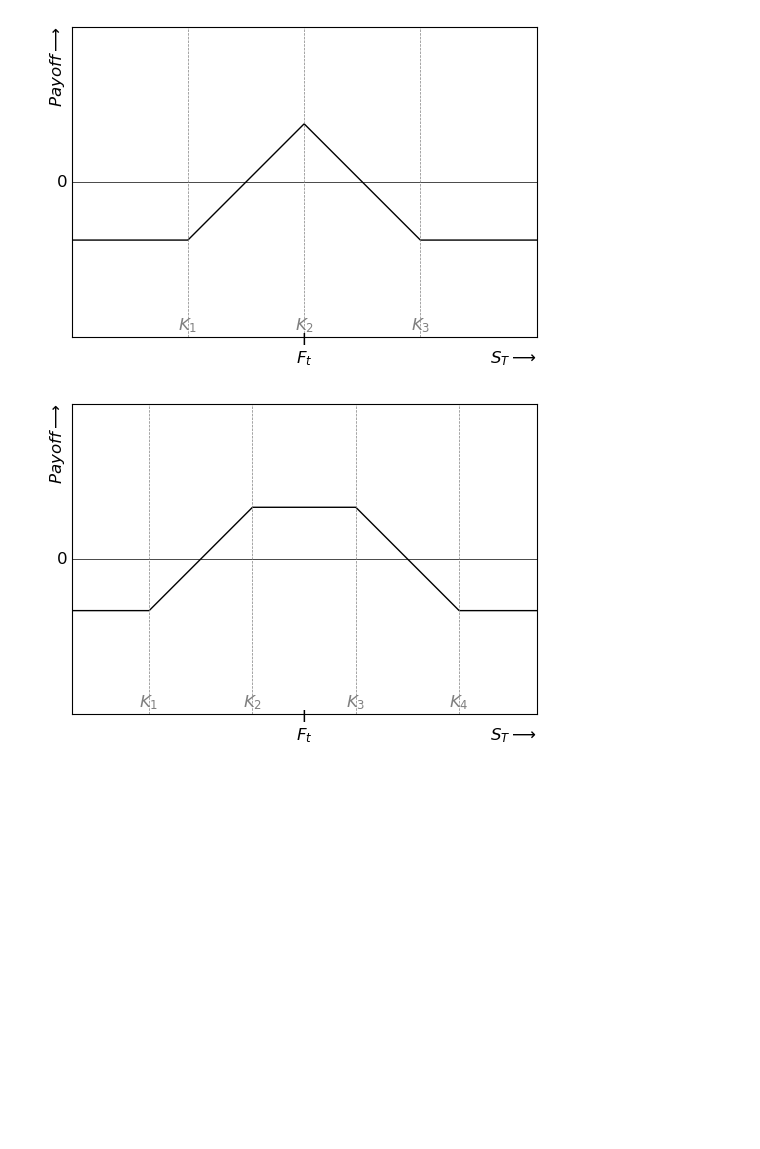
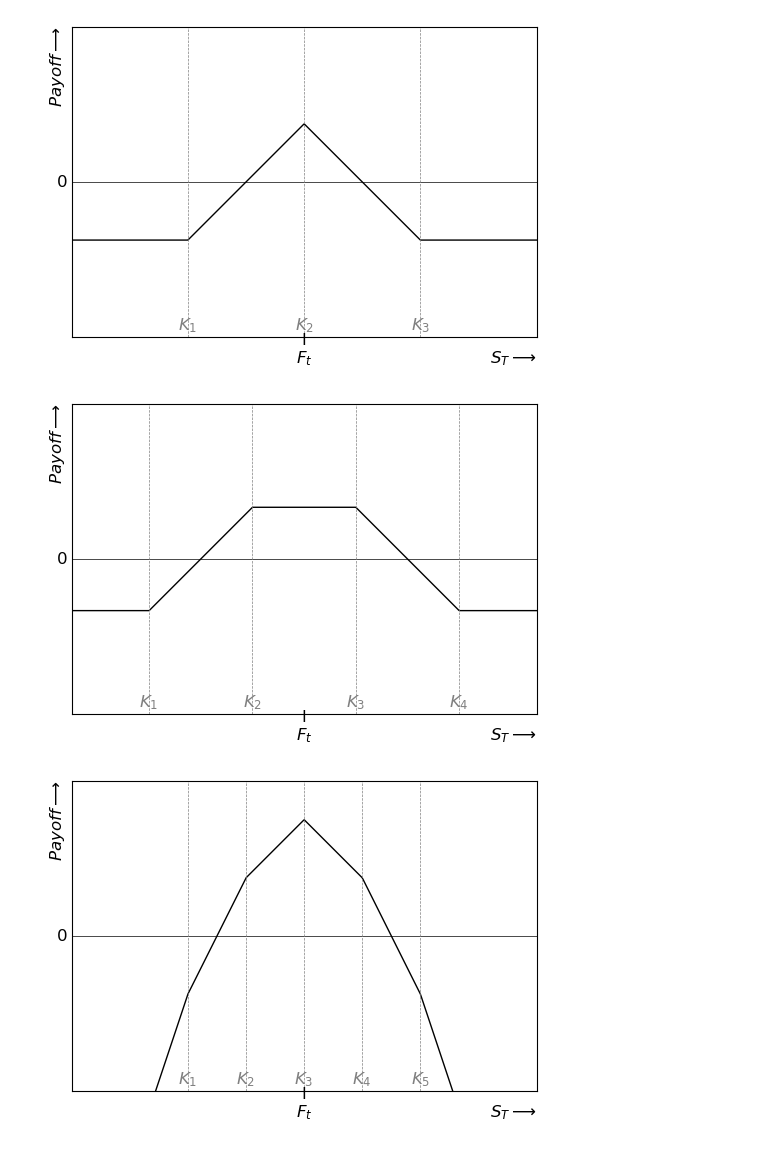
Before and after one commit to MadsHebsgaard/volpy, a Jupyter notebook: Code to produce results/payoff_diagrams.ipynb, the cells around one changed output. Saved outputs shown, nothing was run; the diff lists cells and outputs as text; code cells hidden in the pictures; blank space fills up the shorter version.

```diff
--- a/Code to produce results/payoff_diagrams.ipynb
+++ b/Code to produce results/payoff_diagrams.ipynb
@@ -102,20 +102,30 @@ def short_condor_payoff(S, K1, K2, K3, K4, shift=0):
     long_condor = np.where(S<K1, K2-K1, np.where(S<K2, K2-S, np.where(S<K3, 0, np.where(S<K4, S-K3,K4-K3))))
 
     return -long_condor + shift
+
+def short_multi_payoff(S, dK_list, shift=0):
+
+    long_multi = sum([short_strangle_payoff(S, 100-dK, 100+dK, shift=0) for dK in dK_list])
+
+    return long_multi - shift
 # %%
 plot_payoff(lambda S: short_straddle_payoff(S, 100, shift=15),
                         strikes=[100], aspect_ratio=1.5, zoom=1, figurename="short_straddle")
 
 plot_payoff(lambda S: short_strangle_payoff(S, 95, 105, shift=5),
                         strikes=[95, 105], aspect_ratio=1.5, zoom=2, figurename="short_strangle")
 
 plot_payoff(lambda S: short_butterfly_payoff(S, 90, 100, 110, shift=-5),
                         strikes=[90, 100, 110], aspect_ratio=1.5, zoom=1, figurename="short_butterfly")
 
 plot_payoff(lambda S: short_condor_payoff(S, 85, 95, 105, 115, shift=5),
                         strikes=[85, 95, 105, 115], aspect_ratio=1.5, zoom=0.75, figurename="short_condor_strangle")
+
+plot_payoff(lambda S: short_multi_payoff(S, [0, 5, 10, 15], shift=-10),
+                        strikes=[90, 95, 100, 105, 110], aspect_ratio=1.5, zoom=1, figurename="short_multi")
 # %% [output]
 [figure]
 [figure]
 [figure]
 [figure]
+[figure, added]
```
Also changed, not shown: 10 other files.
